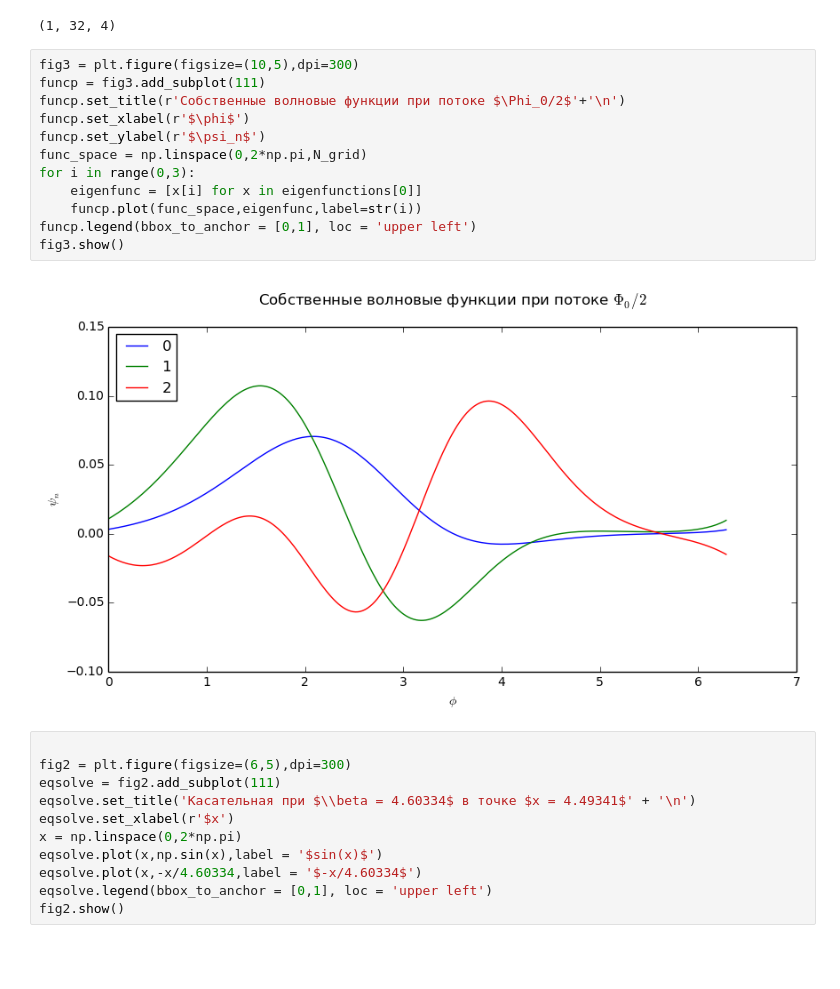
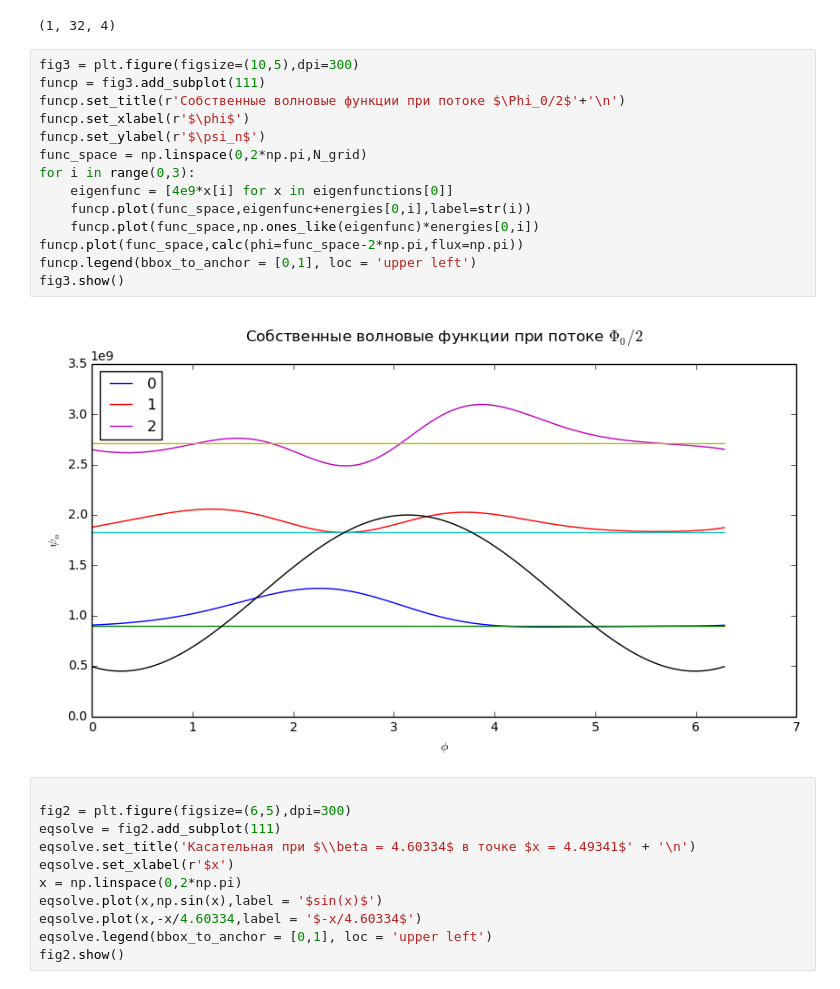
Before and after one commit to safoex/qubitlab, a Jupyter notebook: python/QCircuit-master/Untitled.ipynb, the cells around one changed output. Saved outputs shown, nothing was run; the diff lists cells and outputs as text; blank space fills up the shorter version.

Commit message:
strange rf eigenfunctions

```diff
--- a/python/QCircuit-master/Untitled.ipynb
+++ b/python/QCircuit-master/Untitled.ipynb
@@ -100,17 +89,19 @@ print((eigenfunctions).shape)
 # %%
 fig3 = plt.figure(figsize=(10,5),dpi=300)
 funcp = fig3.add_subplot(111)
 funcp.set_title(r'Собственные волновые функции при потоке $\Phi_0/2$'+'\n')
 funcp.set_xlabel(r'$\phi$')
 funcp.set_ylabel(r'$\psi_n$')
 func_space = np.linspace(0,2*np.pi,N_grid)
 for i in range(0,3):
-    eigenfunc = [x[i] for x in eigenfunctions[0]]
-    funcp.plot(func_space,eigenfunc,label=str(i))
+    eigenfunc = [4e9*x[i] for x in eigenfunctions[0]]
+    funcp.plot(func_space,eigenfunc+energies[0,i],label=str(i))
+    funcp.plot(func_space,np.ones_like(eigenfunc)*energies[0,i])
+funcp.plot(func_space,calc(phi=func_space-2*np.pi,flux=np.pi))
 funcp.legend(bbox_to_anchor = [0,1], loc = 'upper left')
 fig3.show()
 # %% [output]
-[figure, old version]
+[figure, new version]
 # %%
 
 fig2 = plt.figure(figsize=(6,5),dpi=300)
```
Also changed, not shown: parts of 1 cell of this notebook.
